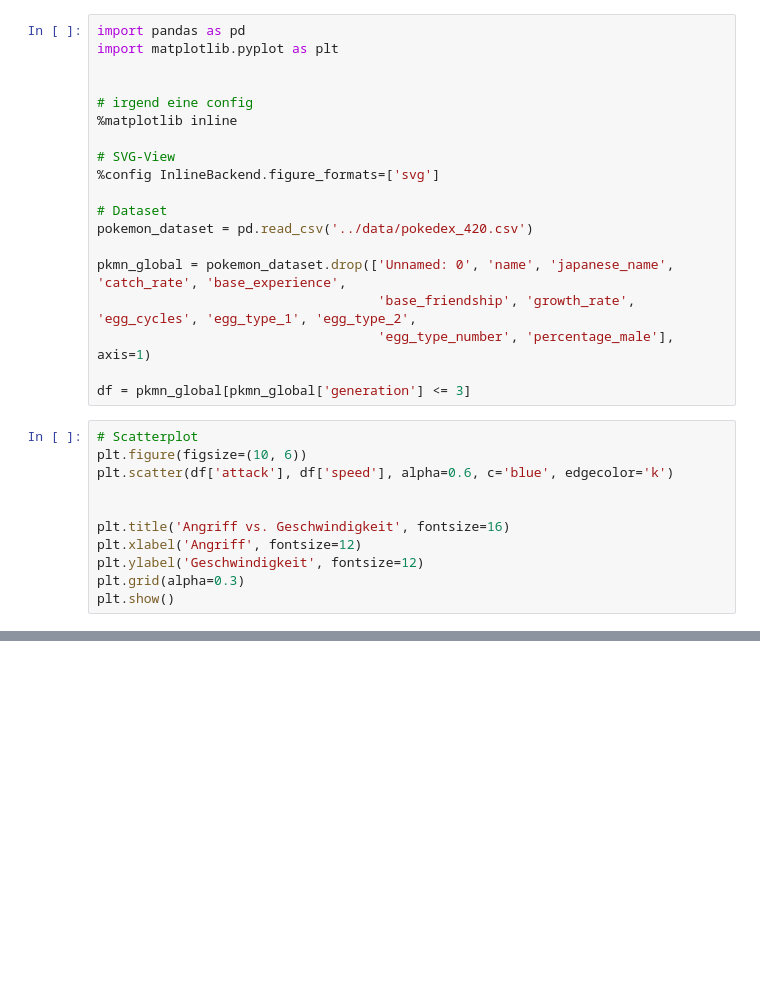
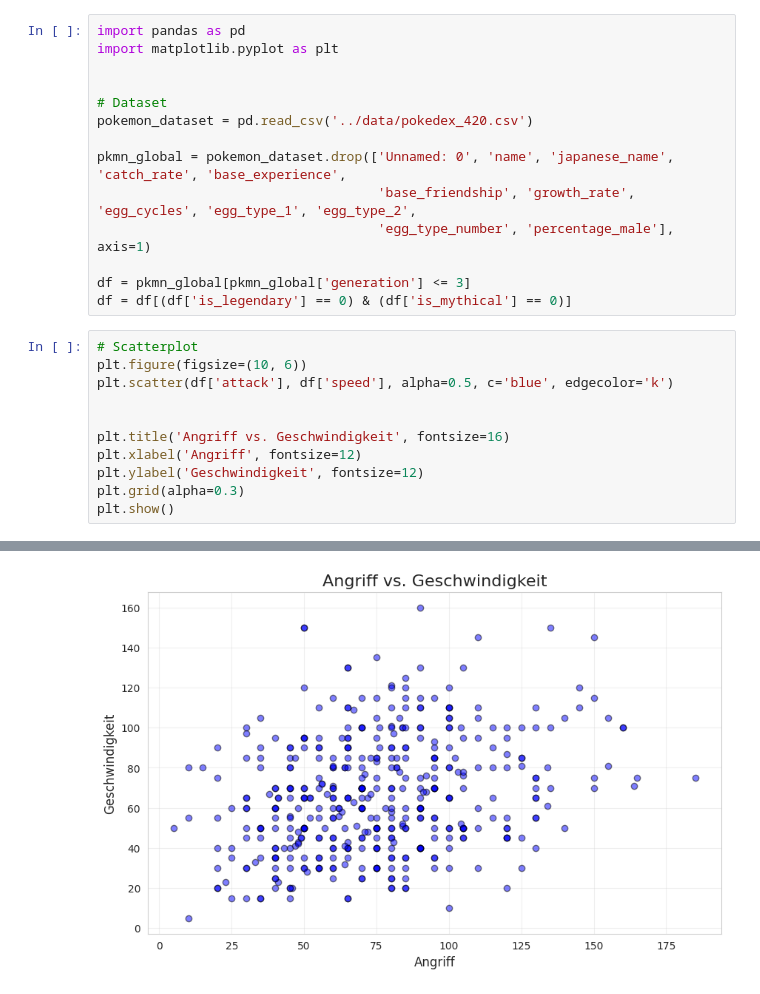
Before and after one commit to systm-spec/fuzzy-train, a Jupyter notebook: src/datasets/03_gegner.ipynb, the cells around one changed output, grey strips where cells are left out. Saved outputs shown, nothing was run; the diff lists cells and outputs as text; blank space fills up the shorter version.

```diff
--- a/src/datasets/03_gegner.ipynb
+++ b/src/datasets/03_gegner.ipynb
@@ -2,12 +2,6 @@
 import pandas as pd
 import matplotlib.pyplot as plt
 
-
-# irgend eine config
-%matplotlib inline
-
-# SVG-View
-%config InlineBackend.figure_formats=['svg']
 
 # Dataset
 pokemon_dataset = pd.read_csv('../data/pokedex_420.csv')
@@ -17,10 +11,11 @@ pkmn_global = pokemon_dataset.drop(['Unnamed: 0', 'name', 'japanese_name', 'catc
                                     'egg_type_number', 'percentage_male'], axis=1)
 
 df = pkmn_global[pkmn_global['generation'] <= 3]
+df = df[(df['is_legendary'] == 0) & (df['is_mythical'] == 0)]
 # %%
 # Scatterplot
 plt.figure(figsize=(10, 6))
-plt.scatter(df['attack'], df['speed'], alpha=0.6, c='blue', edgecolor='k')
+plt.scatter(df['attack'], df['speed'], alpha=0.5, c='blue', edgecolor='k')
 
 
 plt.title('Angriff vs. Geschwindigkeit', fontsize=16)
@@ -32,0 +27 @@ plt.show()
+[figure, added]
```
Also changed, not shown: parts of 4 cells of this notebook, 5 other files.
